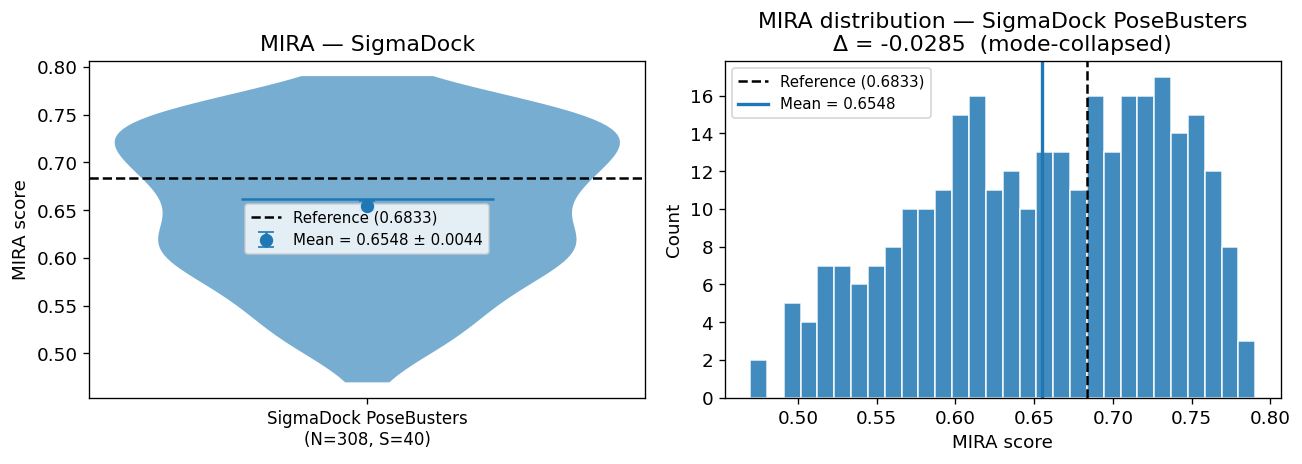
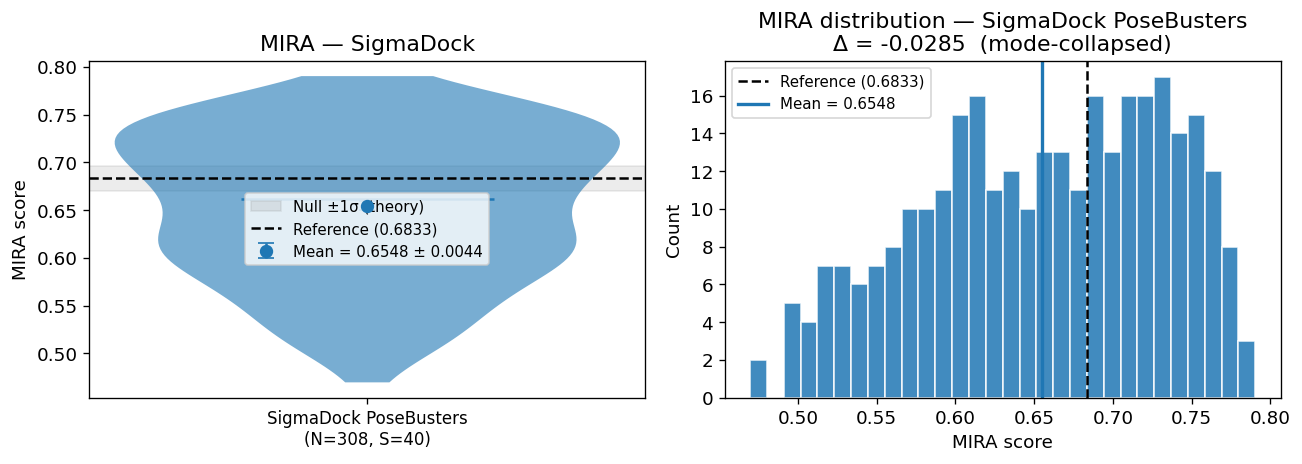
The notebook cell's code change between the first figure and the second:
--- before
+++ after
@@ -5,7 +5,11 @@
 vp = ax.violinplot([sd_mira_scores], positions=[0], showmedians=True, showextrema=False)
 vp['bodies'][0].set_facecolor('C0'); vp['bodies'][0].set_alpha(0.6)
-se = sd_mira_scores.std() / np.sqrt(len(sd_mira_scores))
+_boot = bootstrap_mira(sd_mira_scores)
+se = _boot['std']
 ax.errorbar(0, sd_mira_scores.mean(), yerr=se, fmt='o', color='C0', capsize=5, ms=7, zorder=5,
             label=f'Mean = {sd_mira_scores.mean():.4f} ± {se:.4f}')
+_sigma_null = np.sqrt(1 / (18 * len(sd_mira_scores)))
+ax.axhspan(MIRA_REF - _sigma_null, MIRA_REF + _sigma_null,
+           alpha=0.15, color='grey', zorder=0, label=f'Null ±1σ (theory)')
 ax.axhline(MIRA_REF, color='k', lw=1.5, ls='--', label=f'Reference ({MIRA_REF:.4f})')
 ax.set_xticks([0])

Commit: Add bootstrap_mira, fix plot_ecp style, update notebooks and ODE config